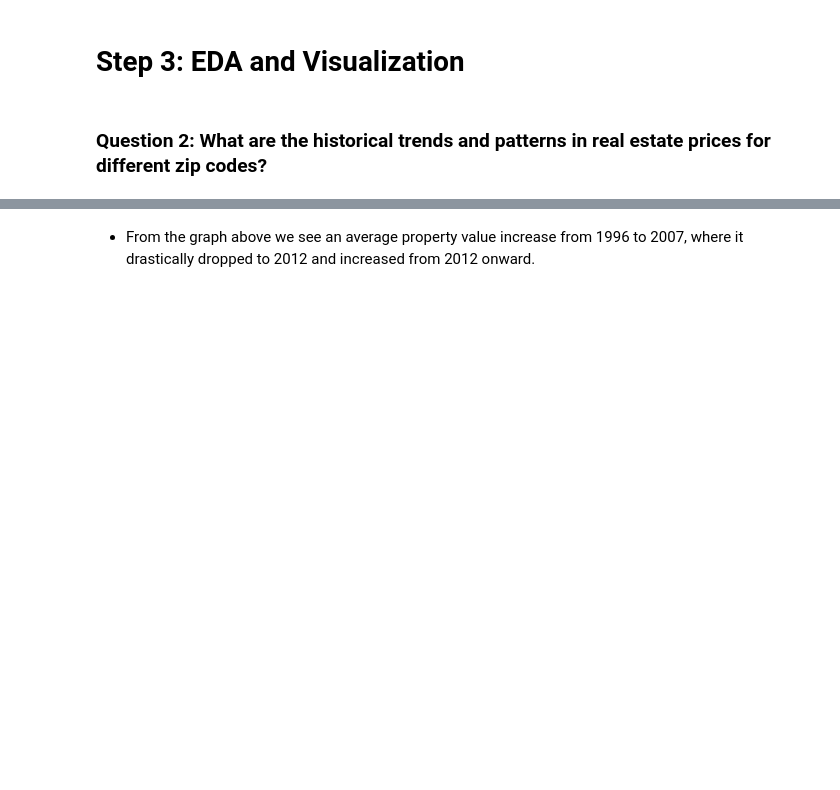
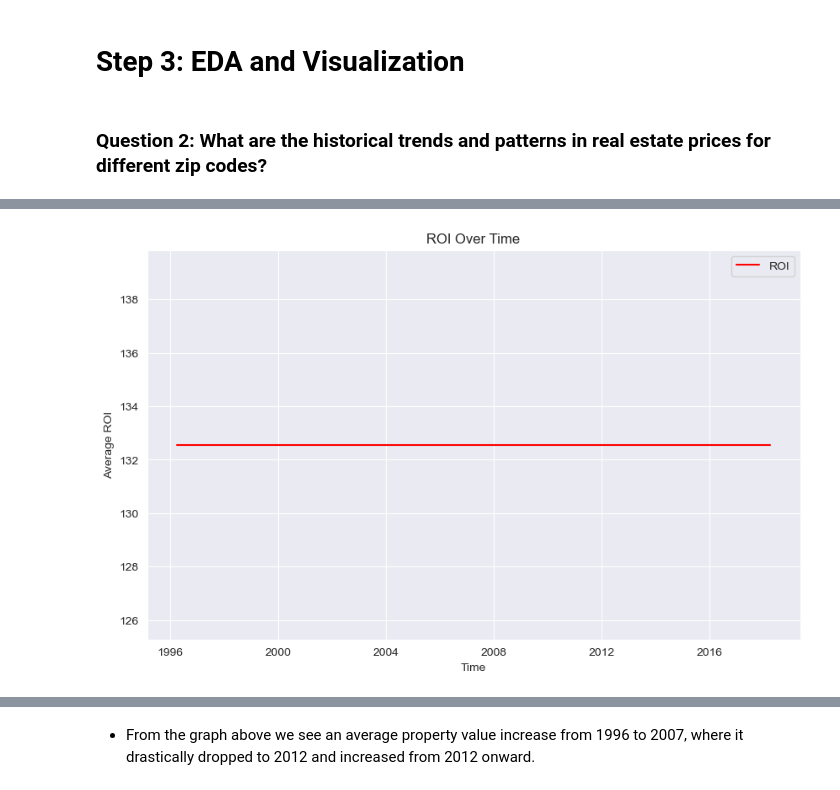
Before and after one commit to Lawez/phase-4-group-project, a Jupyter notebook: starter_notebook.ipynb, the cells around one changed output, grey strips where cells are left out. Cells and saved outputs as stored; diff of their text form; code cells hidden in the pictures; blank space fills up the shorter version.

```diff
--- a/starter_notebook.ipynb
+++ b/starter_notebook.ipynb
@@ -404,0 +426,96 @@ plt.show()
+# %%
+def plot_roi(data):
+    avg_roi = new.groupby('time')['ROI'].mean()
+    plt.figure(figsize=(10, 6))
+    plt.plot(avg_roi.index, avg_roi, label='ROI', color='red')
+    plt.title('ROI Over Time')
+    plt.xlabel('Time')
+    plt.ylabel('Average ROI')
+    plt.legend()
+    plt.show()
+
+def plot_roi2(data):
+    avg_roi2 = new.groupby('time')['ROI2'].mean()
+    plt.figure(figsize=(10, 6))
+    plt.plot(avg_roi2.index, avg_roi2, label='ROI2', color='blue')
+    plt.title('ROI2 Over Time')
+    plt.xlabel('Time')
+    plt.ylabel('Average ROI2')
+    plt.legend()
+    plt.show()
+
+# Add similar functions for other plots (CV, Volatility, Market Stability, Risk Indicator 1, Risk Indicator 2, Property Value)
+
+# Example functions for CV and Volatility
+def plot_cv(data):
+    avg_cv = new.groupby('time')['CV'].mean()
+    plt.figure(figsize=(10, 6))
+    plt.plot(avg_cv.index, avg_cv, label='CV', color='green')
+    plt.title('CV Over Time')
+    plt.xlabel('Time')
+    plt.ylabel('Average CV')
+    plt.legend()
+    plt.show()
+
+def plot_volatility(data):
+    avg_volatility = new.groupby('time')['Volatility'].mean()
+    plt.figure(figsize=(10, 6))
+    plt.plot(avg_volatility.index, avg_volatility, label='Volatility', color='orange')
+    plt.title('Volatility Over Time')
+    plt.xlabel('Time')
+    plt.ylabel('Average Volatility')
+    plt.legend()
+    plt.show()
+
+def plot_Market_Stability(data):
+    avg_Market_Stability = new.groupby('time')['Market Stability'].mean()
+    plt.figure(figsize=(10, 6))
+    plt.plot(avg_Market_Stability.index, avg_Market_Stability, label='Market Stability', color='green')
+    plt.title('Market Stability Over Time')
+    plt.xlabel('Time')
+    plt.ylabel('Average Market Stability')
+    plt.legend()
+    plt.show()
+
+def plot_Risk_Indicator_1(data):
+    avg_Risk_Indicator_1 = new.groupby('time')['Risk Indicator 1'].mean()
+    plt.figure(figsize=(10, 6))
+    plt.plot(avg_Risk_Indicator_1.index, avg_Risk_Indicator_1, label='Risk Indicator 1', color='yellow')
+    plt.title('Risk Indicator 1 Over Time')
+    plt.xlabel('Time')
+    plt.ylabel('Average Risk Indicator 1')
+    plt.legend()
+    plt.show()
+
+def plot_Risk_Indicator_2(data):
+    avg_Risk_Indicator_2 = new.groupby('time')['Risk Indicator 2'].mean()
+    plt.figure(figsize=(10, 6))
+    plt.plot(avg_Risk_Indicator_2.index, avg_Risk_Indicator_2, label='Risk Indicator 2', color='black')
+    plt.title('Risk Indicator 2 Over Time')
+    plt.xlabel('Time')
+    plt.ylabel('Average Risk Indicator 2')
+    plt.legend()
+    plt.show()
+
+def plot_value(data):
+    avg_value = new.groupby('time')['value'].mean()
+    plt.figure(figsize=(10, 6))
+    plt.plot(avg_value.index, avg_value, label='value', color='red')
+    plt.title('property value Over Time')
+    plt.xlabel('Time')
+    plt.ylabel('Average property value')
+    plt.legend()
+    plt.show()
+
+# Call the respective functions to generate the plots
+plot_roi(data)
+plot_roi2(data)
+plot_cv(data)
+plot_volatility(data)
+plot_Market_Stability(data)
+plot_Risk_Indicator_1(data)
+plot_Risk_Indicator_2(data)
+plot_value(data)
+# Call the remaining functions for other plots (Market Stability, Risk Indicator 1, Risk Indicator 2, Property Value)
+# %% [output]
+[figure, added]
```
Also changed, not shown: parts of 5 cells of this notebook.
